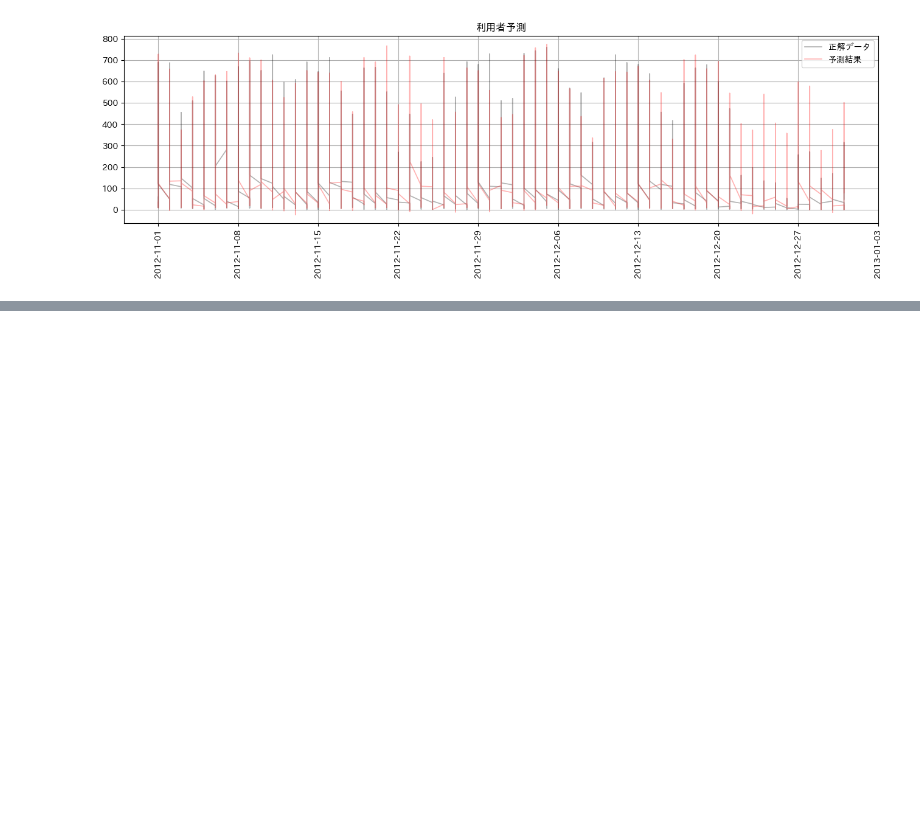
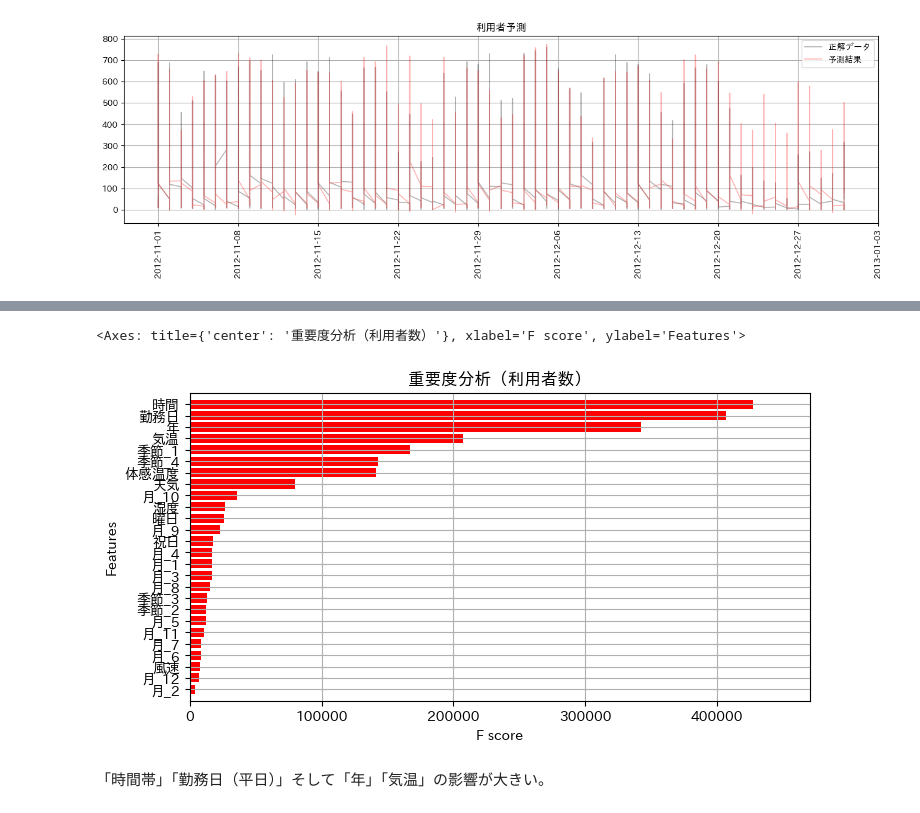
Before and after one commit to Yu5656/machine-learning_101, a Jupyter notebook: ml_11.ipynb, the cells around one changed output, grey strips where cells are left out. Cells and saved outputs as stored; diff of their text form; code cells hidden in the pictures; blank space fills up the shorter version.

```diff
--- a/ml_11.ipynb
+++ b/ml_11.ipynb
@@ -261,0 +347,10 @@ Text(0.5, 1.0, '利用者予測')
+# %%
+import xgboost as xgb
+
+fig, ax = plt.subplots(figsize=(8, 4))
+xgb.plot_importance(algorithm, ax=ax, height=0.8, importance_type='gain', show_values=False, title='重要度分析（利用者数）')
+# %% [output]
+<Axes: title={'center': '重要度分析（利用者数）'}, xlabel='F score', ylabel='Features'>
+[figure, added]
+# %% [markdown]
+「時間帯」「勤務日（平日）」そして「年」「気温」の影響が大きい。
```
Also changed, not shown: parts of 8 cells of this notebook, 1 other file.
